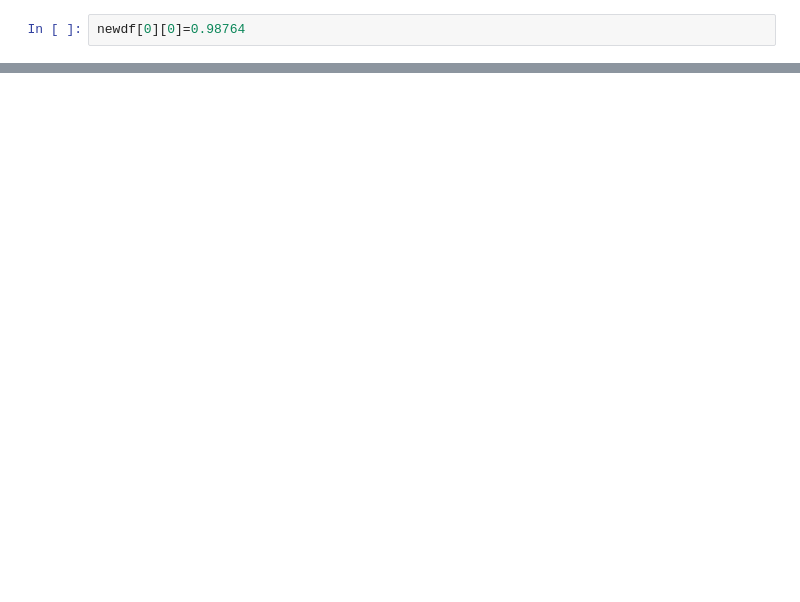
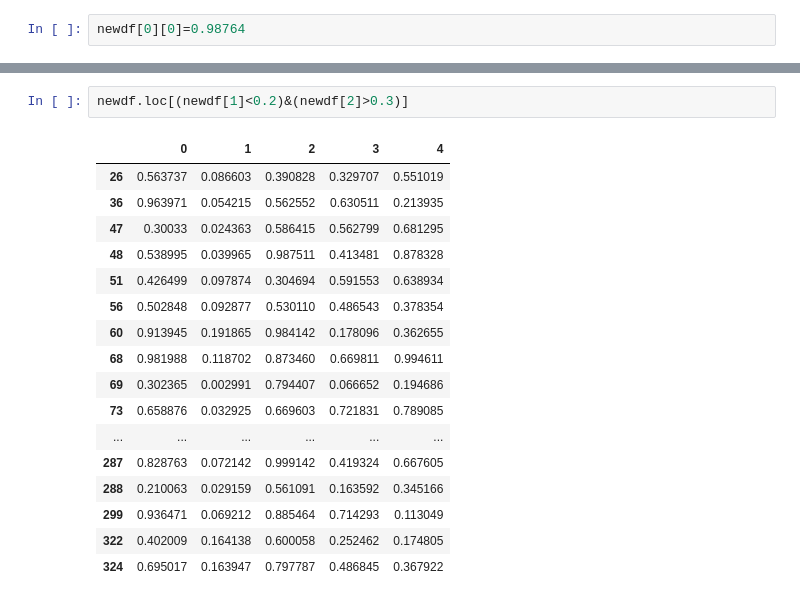
Before and after one commit to Abhi2701singh/python, a Jupyter notebook: pandas/Untitled.ipynb, the cells around one changed output, grey strips where cells are left out. Drawn from its saved outputs; the diff is of its cells as text; blank space fills up the shorter version.

```diff
--- a/pandas/Untitled.ipynb
+++ b/pandas/Untitled.ipynb
@@ -310,0 +375,20 @@ newdf.sort_index(axis=0,ascending=False)
+# %%
+newdf.loc[(newdf[1]<0.2)&(newdf[2]>0.3)]
+# %% [output]
+|  | 0 | 1 | 2 | 3 | 4 |
+| 26 | 0.563737 | 0.086603 | 0.390828 | 0.329707 | 0.551019 |
+| 36 | 0.963971 | 0.054215 | 0.562552 | 0.630511 | 0.213935 |
+| 47 | 0.30033 | 0.024363 | 0.586415 | 0.562799 | 0.681295 |
+| 48 | 0.538995 | 0.039965 | 0.987511 | 0.413481 | 0.878328 |
+| 51 | 0.426499 | 0.097874 | 0.304694 | 0.591553 | 0.638934 |
+| 56 | 0.502848 | 0.092877 | 0.530110 | 0.486543 | 0.378354 |
+| 60 | 0.913945 | 0.191865 | 0.984142 | 0.178096 | 0.362655 |
+| 68 | 0.981988 | 0.118702 | 0.873460 | 0.669811 | 0.994611 |
+| 69 | 0.302365 | 0.002991 | 0.794407 | 0.066652 | 0.194686 |
+| 73 | 0.658876 | 0.032925 | 0.669603 | 0.721831 | 0.789085 |
+| ... | ... | ... | ... | ... | ... |
+| 287 | 0.828763 | 0.072142 | 0.999142 | 0.419324 | 0.667605 |
+| 288 | 0.210063 | 0.029159 | 0.561091 | 0.163592 | 0.345166 |
+| 299 | 0.936471 | 0.069212 | 0.885464 | 0.714293 | 0.113049 |
+| 322 | 0.402009 | 0.164138 | 0.600058 | 0.252462 | 0.174805 |
+| 324 | 0.695017 | 0.163947 | 0.797787 | 0.486845 | 0.367922 |
```
Also changed, not shown: parts of 51 cells of this notebook.
